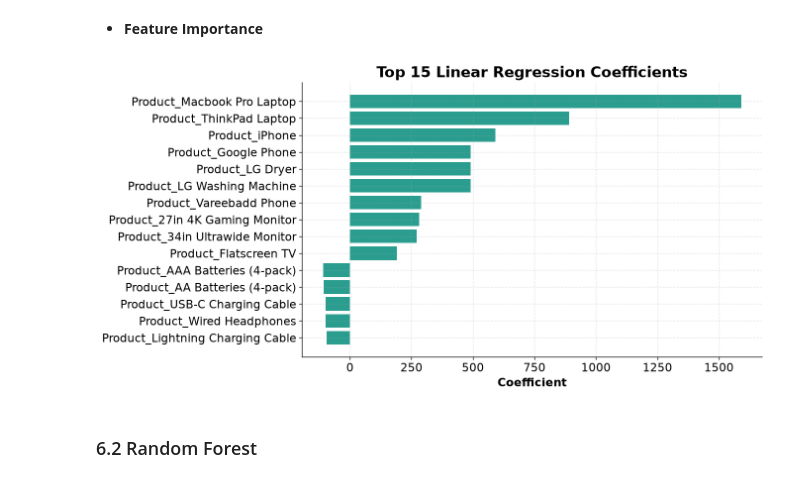
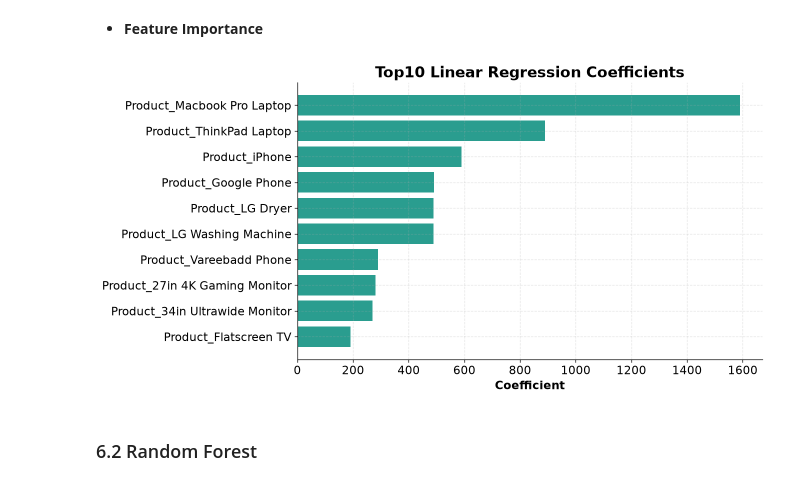
Before and after one commit to Ivy219/2026-Phase-2-Data-Science-IvyTANG, a Jupyter notebook: Part3/part3_submission.ipynb, the cells around one changed output. Cells and saved outputs as stored; diff of their text form; code cells hidden in the pictures.

```diff
--- a/Part3/part3_submission.ipynb
+++ b/Part3/part3_submission.ipynb
@@ -24,7 +24,6 @@ plt.rcParams.update({
 
     # Axis labels
     "axes.labelsize": 14,
-    "axes.labeLweight": "bold",
 
     # Tick labels
     "xtick.labelsize": 14,
@@ -991,24 +988,24 @@ coef_df_lr = coef_df_lr.reindex(
     coef_df_lr["Coefficient"].abs().sort_values(ascending=False).index
 )
 # %%
-top_coef_lr = coef_df_lr.head(15)
+top_coef_lr = coef_df_lr.head(10)
 
 plt.figure(figsize=(10,6))
 
 plt.barh(
     top_coef_lr["Feature"],
     top_coef_lr["Coefficient"],
     color=GREEN
 )
 
 plt.xlabel("Coefficient", fontsize=14, fontweight="bold")
-plt.title("Top 15 Linear Regression Coefficients")
+plt.title("Top10 Linear Regression Coefficients")
 
 plt.gca().invert_yaxis()
 
 plt.show()
 # %% [output]
-[figure, old version]
+[figure, new version]
 # %% [markdown]
 ### 6.2 Random Forest
 # %% [markdown]
```
Also changed, not shown: parts of 8 cells of this notebook.
